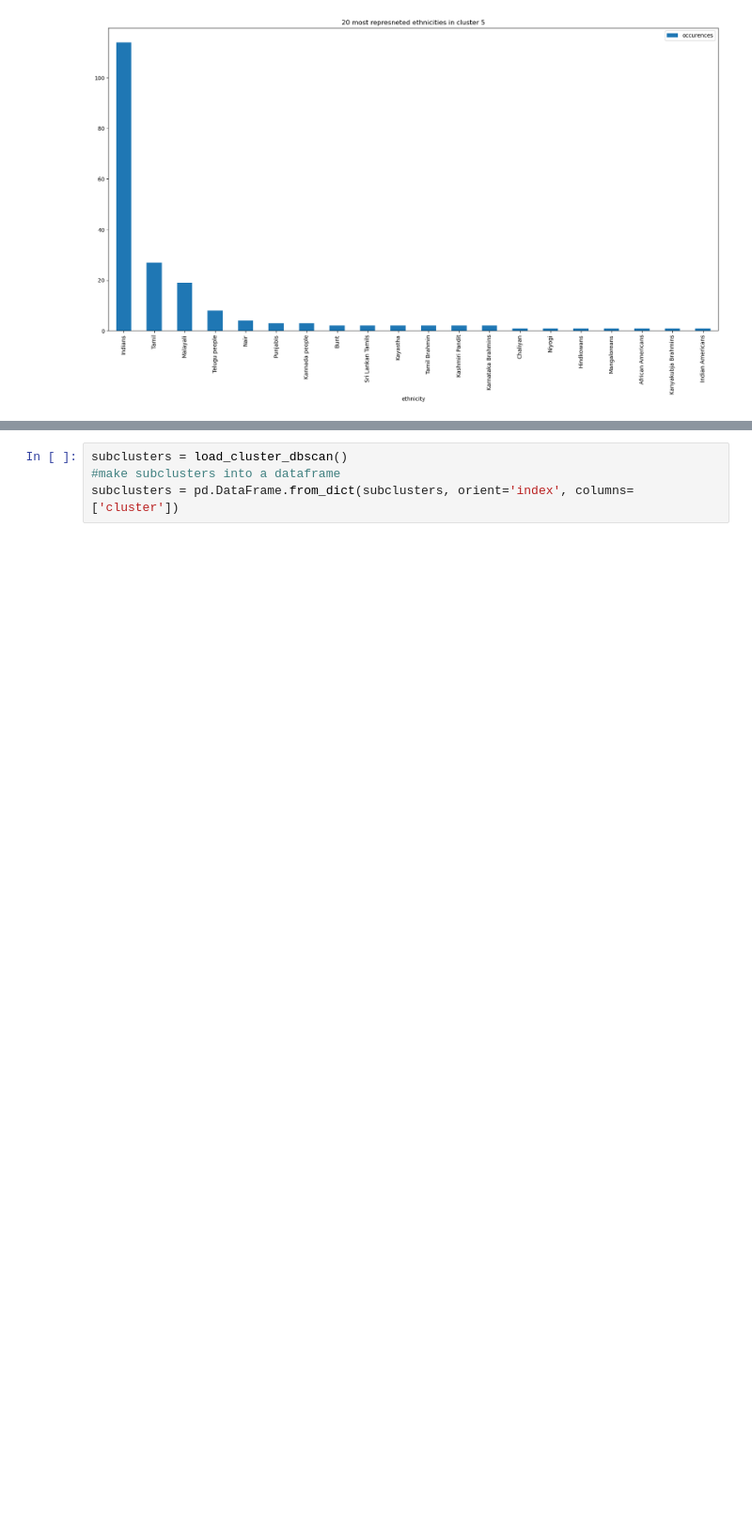
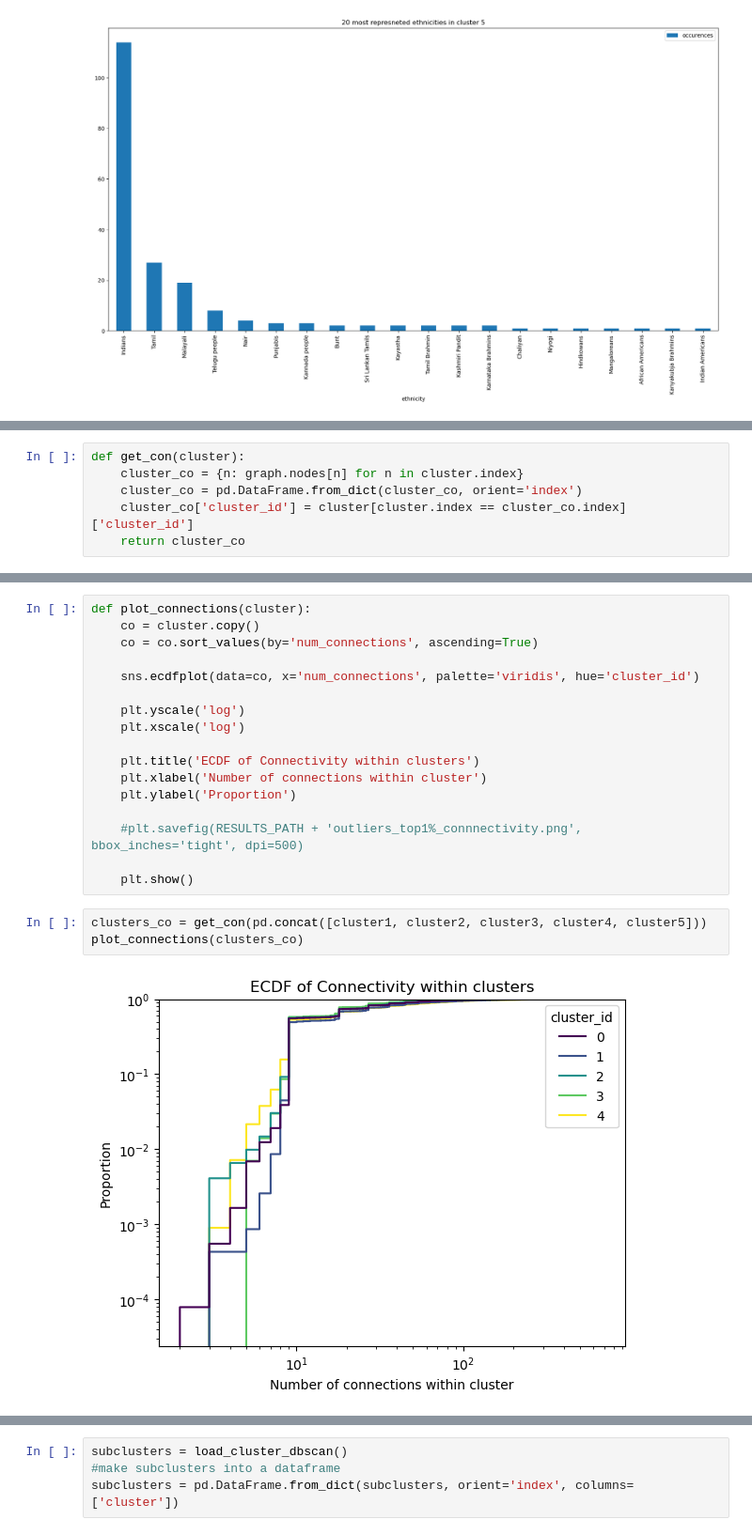
Before and after one commit to epfl-ada/ada-2022-project-tacocat, a Jupyter notebook: src/cluster.ipynb, the cells around one changed output, grey strips where cells are left out. Shown at 94% size. Saved outputs shown, nothing was run; the diff lists cells and outputs as text; blank space fills up the shorter version.

```diff
--- a/src/cluster.ipynb
+++ b/src/cluster.ipynb
@@ -287,0 +268,6 @@ plot_imdb_genres((imdb_genres1, 1), (imdb_genres2, 2), (imdb_genres3, 3), (imdb_
+# %%
+def get_con(cluster):
+    cluster_co = {n: graph.nodes[n] for n in cluster.index}
+    cluster_co = pd.DataFrame.from_dict(cluster_co, orient='index')
+    cluster_co['cluster_id'] = cluster[cluster.index == cluster_co.index]['cluster_id']
+    return cluster_co
@@ -287,0 +301,22 @@ plot_imdb_genres((imdb_genres1, 1), (imdb_genres2, 2), (imdb_genres3, 3), (imdb_
+# %%
+def plot_connections(cluster):
+    co = cluster.copy()
+    co = co.sort_values(by='num_connections', ascending=True)
+
+    sns.ecdfplot(data=co, x='num_connections', palette='viridis', hue='cluster_id')
+
+    plt.yscale('log')
+    plt.xscale('log')
+
+    plt.title('ECDF of Connectivity within clusters')
+    plt.xlabel('Number of connections within cluster')
+    plt.ylabel('Proportion')
+
+    #plt.savefig(RESULTS_PATH + 'outliers_top1%_connnectivity.png', bbox_inches='tight', dpi=500)
+
+    plt.show()
+# %%
+clusters_co = get_con(pd.concat([cluster1, cluster2, cluster3, cluster4, cluster5]))
+plot_connections(clusters_co)
+# %% [output]
+[figure, added]
```
Also changed, not shown: parts of 49 cells of this notebook, 1 other file.
